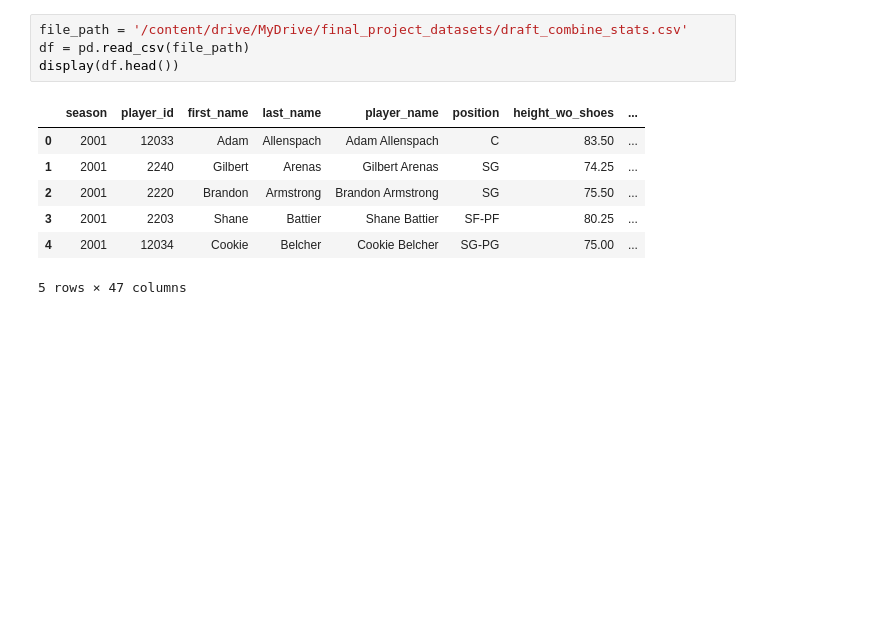
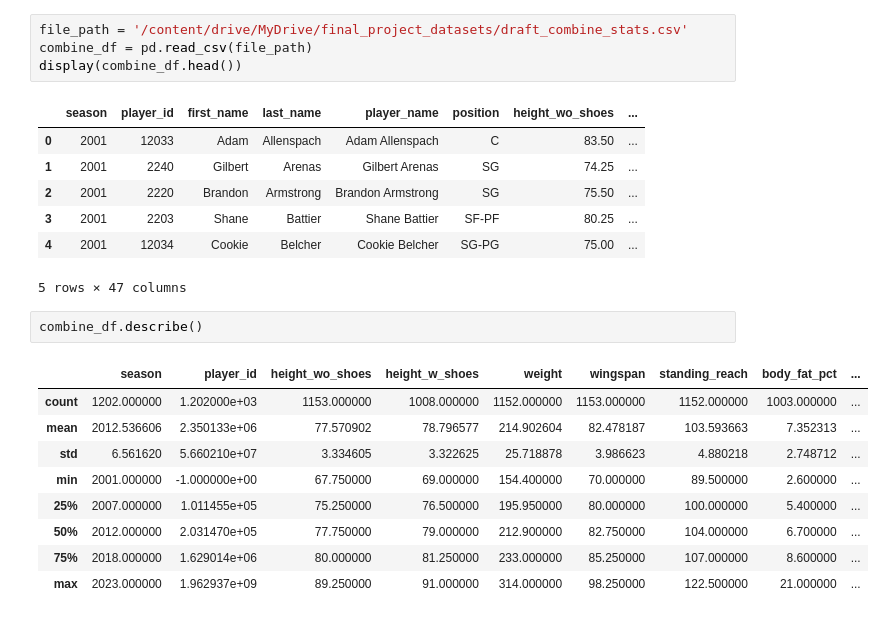
Before and after one commit to BennettHilck12/DraftEdge, a Jupyter notebook: DraftEdge.ipynb, the cells around one changed output. Drawn from its saved outputs; the diff is of its cells as text; blank space fills up the shorter version.

```diff
--- a/DraftEdge.ipynb
+++ b/DraftEdge.ipynb
@@ -70,7 +85,7 @@ Mounted at /content/drive
 # %%
 file_path = '/content/drive/MyDrive/final_project_datasets/draft_combine_stats.csv'
-df = pd.read_csv(file_path)
-display(df.head())
+combine_df = pd.read_csv(file_path)
+display(combine_df.head())
 # %% [output]
 |  | season | player_id | first_name | last_name | player_name | position | height_wo_shoes | ... |
 | 0 | 2001 | 12033 | Adam | Allenspach | Adam Allenspach | C | 83.50 | ... |
@@ -79,3 +94,15 @@ display(df.head())
 | 3 | 2001 | 2203 | Shane | Battier | Shane Battier | SF-PF | 80.25 | ... |
 | 4 | 2001 | 12034 | Cookie | Belcher | Cookie Belcher | SG-PG | 75.00 | ... |
 5 rows × 47 columns
+# %%
+combine_df.describe()
+# %% [output]
+|  | season | player_id | height_wo_shoes | height_w_shoes | weight | wingspan | standing_reach | body_fat_pct | ... |
+| count | 1202.000000 | 1.202000e+03 | 1153.000000 | 1008.000000 | 1152.000000 | 1153.000000 | 1152.000000 | 1003.000000 | ... |
+| mean | 2012.536606 | 2.350133e+06 | 77.570902 | 78.796577 | 214.902604 | 82.478187 | 103.593663 | 7.352313 | ... |
+| std | 6.561620 | 5.660210e+07 | 3.334605 | 3.322625 | 25.718878 | 3.986623 | 4.880218 | 2.748712 | ... |
+| min | 2001.000000 | -1.000000e+00 | 67.750000 | 69.000000 | 154.400000 | 70.000000 | 89.500000 | 2.600000 | ... |
+| 25% | 2007.000000 | 1.011455e+05 | 75.250000 | 76.500000 | 195.950000 | 80.000000 | 100.000000 | 5.400000 | ... |
+| 50% | 2012.000000 | 2.031470e+05 | 77.750000 | 79.000000 | 212.900000 | 82.750000 | 104.000000 | 6.700000 | ... |
+| 75% | 2018.000000 | 1.629014e+06 | 80.000000 | 81.250000 | 233.000000 | 85.250000 | 107.000000 | 8.600000 | ... |
+| max | 2023.000000 | 1.962937e+09 | 89.250000 | 91.000000 | 314.000000 | 98.250000 | 122.500000 | 21.000000 | ... |
```
Also changed, not shown: parts of 24 cells of this notebook.
